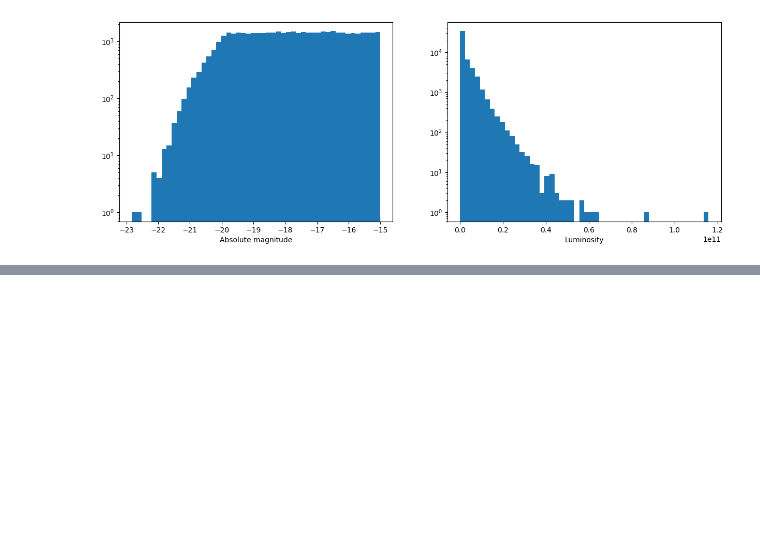
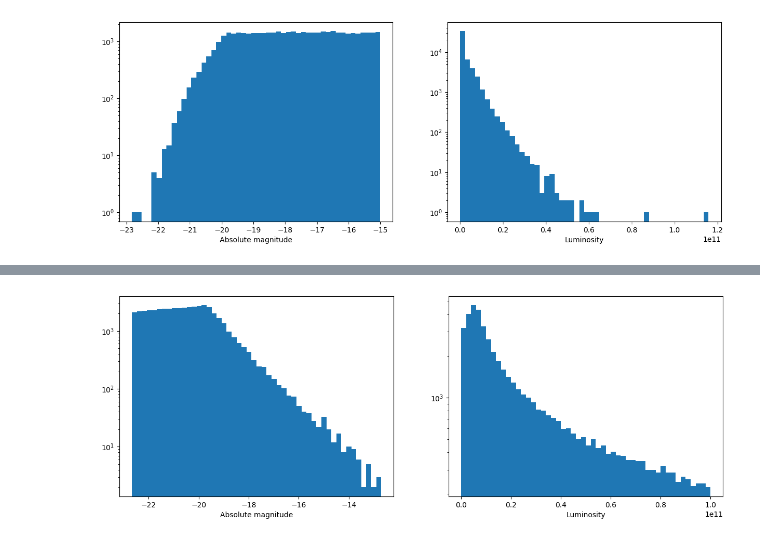
Before and after one commit to johannct/M2_Stage_Code, a Jupyter notebook: Simulation/Magnitude_Schechter.ipynb, the cells around one changed output, grey strips where cells are left out. Cells and saved outputs as stored; diff of their text form; code cells hidden in the pictures; blank space fills up the shorter version.

```diff
--- a/Simulation/Magnitude_Schechter.ipynb
+++ b/Simulation/Magnitude_Schechter.ipynb
@@ -85,0 +175,8 @@ ax[1].set_yscale('log');
+# %%
+fig, ax = plt.subplots(1, 2, figsize=(15, 5))
+get_hist(M, xlabel='Absolute magnitude', bins=50, figax=(fig, ax[0]))
+get_hist(L, xlabel='Luminosity', bins=50, figax=(fig, ax[1]))
+ax[0].set_yscale('log')
+ax[1].set_yscale('log');
+# %% [output]
+[figure, added]
```
Also changed, not shown: parts of 7 cells of this notebook.
